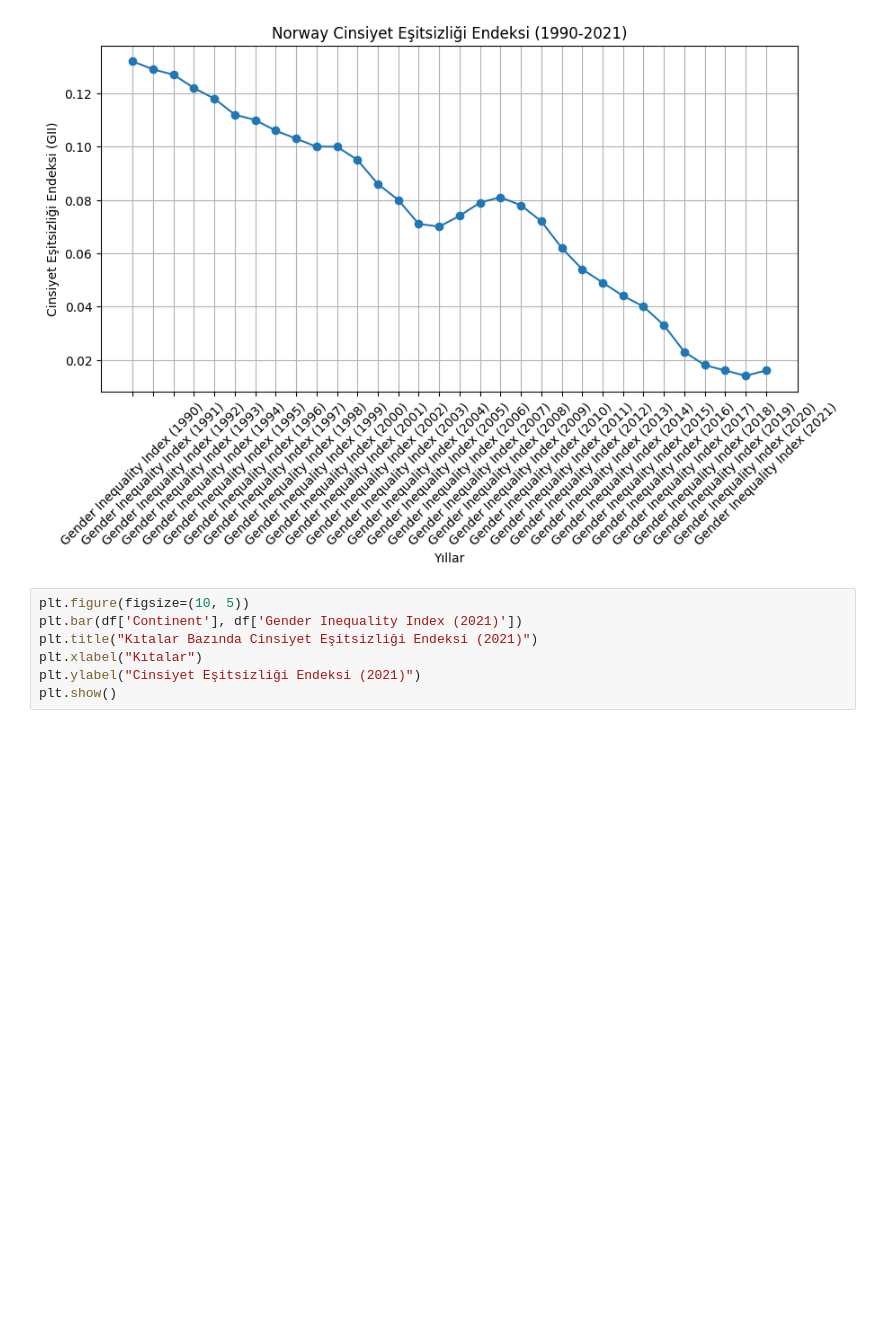
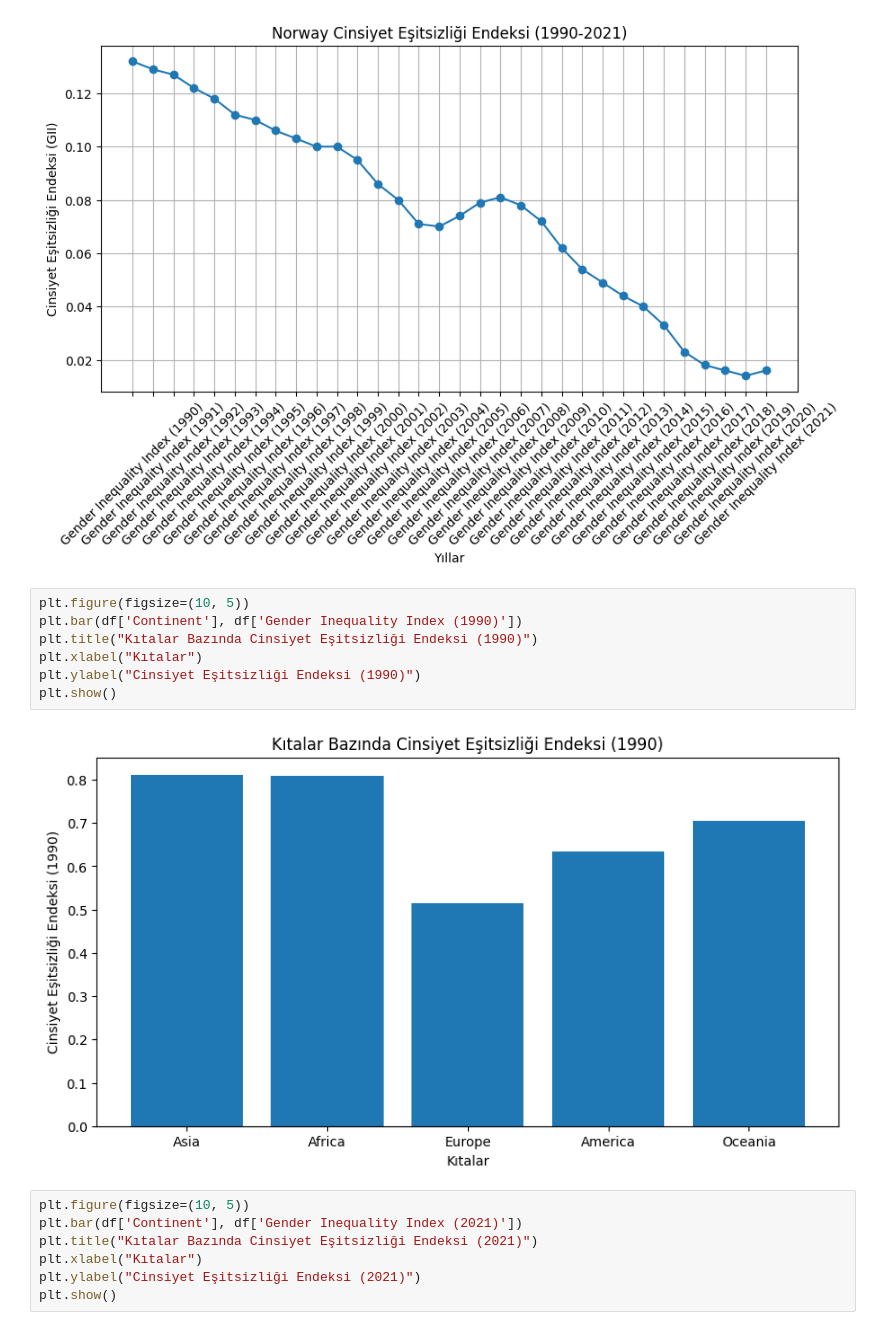
Before and after one commit to aysemermer/Gelecek-Hayalim-W-Code-Veri-Bilimi-Atolyesi, a Jupyter notebook: Gelecek_Hayalim_W_Code_Veri_Bilimi_Atölyesi_Final_Ödevi.ipynb, the cells around one changed output. Drawn from its saved outputs; the diff is of its cells as text; blank space fills up the shorter version.

```diff
--- a/Gelecek_Hayalim_W_Code_Veri_Bilimi_Atölyesi_Final_Ödevi.ipynb
+++ b/Gelecek_Hayalim_W_Code_Veri_Bilimi_Atölyesi_Final_Ödevi.ipynb
@@ -208,6 +208,15 @@ plt.xticks(rotation=45)
 plt.show()
 # %% [output]
 [figure]
+# %%
+plt.figure(figsize=(10, 5))
+plt.bar(df['Continent'], df['Gender Inequality Index (1990)'])
+plt.title("Kıtalar Bazında Cinsiyet Eşitsizliği Endeksi (1990)")
+plt.xlabel("Kıtalar")
+plt.ylabel("Cinsiyet Eşitsizliği Endeksi (1990)")
+plt.show()
+# %% [output]
+[figure, added]
 # %%
 plt.figure(figsize=(10, 5))
 plt.bar(df['Continent'], df['Gender Inequality Index (2021)'])
```
Also changed, not shown: parts of 3 cells of this notebook.
